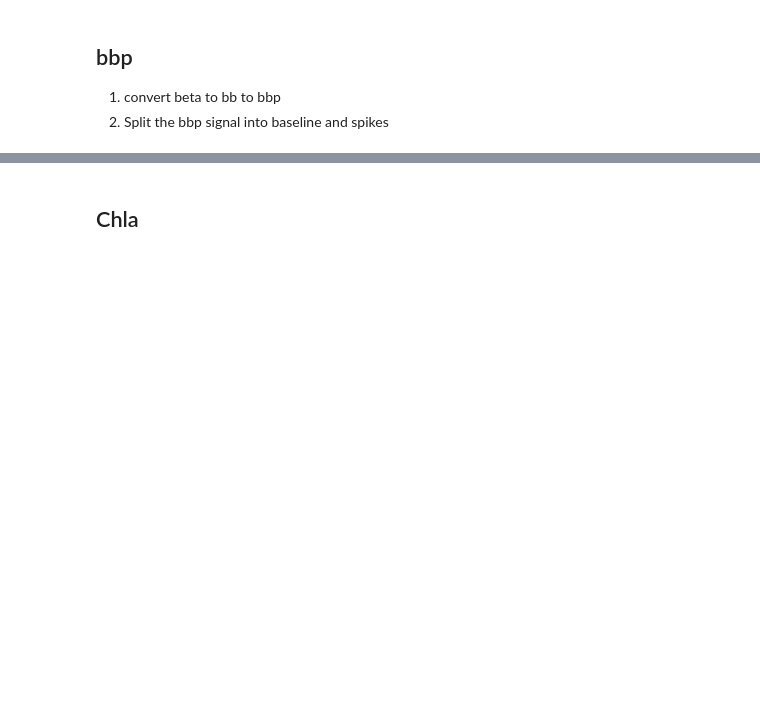
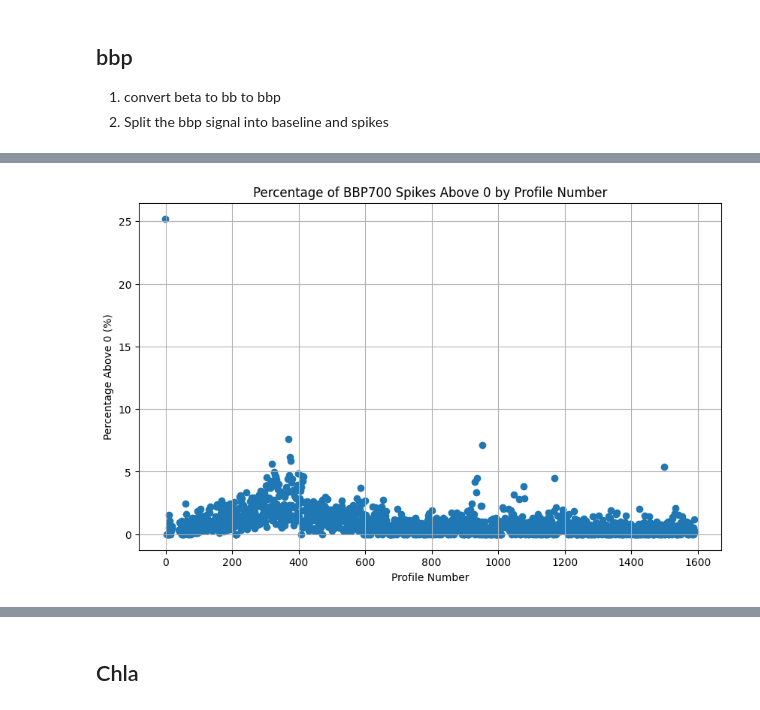
Before and after one commit to Flavi1P/risc_glider_demo, a Jupyter notebook: Scripts/Python/bio_optic_processing.ipynb, the cells around one changed output, grey strips where cells are left out. Saved outputs shown, nothing was run; the diff lists cells and outputs as text; code cells hidden in the pictures; blank space fills up the shorter version.

```diff
--- a/Scripts/Python/bio_optic_processing.ipynb
+++ b/Scripts/Python/bio_optic_processing.ipynb
@@ -143,0 +166,24 @@ plt.show()
+# %%
+df_raw = df_raw.with_columns([
+    pl.Series("BBP700_spikes", bbp_spikes),
+    pl.Series("BBP700_baseline", bbp_baseline),
+    pl.Series("BBP700_corrected", bbp_corrected)
+])
+# %%
+bbp_spikes_non_nan = df_raw.filter(pl.col("BBP700_spikes").is_not_nan())
+
+# Compute the percentage of values above 0 for each profile
+profile_spike_percentage = (
+    bbp_spikes_non_nan
+    .filter(pl.col("DEPTH_interp") < -100)
+    .group_by("PROFILE_NUMBER") # Filter for depths less than 1000m
+    .agg([
+        (pl.col("BBP700_spikes") > 0.0005).sum().alias("count_above_0"),
+        pl.col("BBP700_spikes").count().alias("total_count")
+    ])
+    .with_columns(
+        (pl.col("count_above_0") / pl.col("total_count") * 100).alias("percentage_above_0")
+    )
+)
+
+print(profile_spike_percentage)
@@ -143,0 +209,10 @@ plt.show()
+# %%
+plt.figure(figsize=(10, 6))
+plt.scatter(profile_spike_percentage["PROFILE_NUMBER"], profile_spike_percentage["percentage_above_0"], marker='o')
+plt.xlabel("Profile Number")
+plt.ylabel("Percentage Above 0 (%)")
+plt.title("Percentage of BBP700 Spikes Above 0 by Profile Number")
+plt.grid()
+plt.show()
+# %% [output]
+[figure, added]
```
Also changed, not shown: parts of 10 cells of this notebook.
